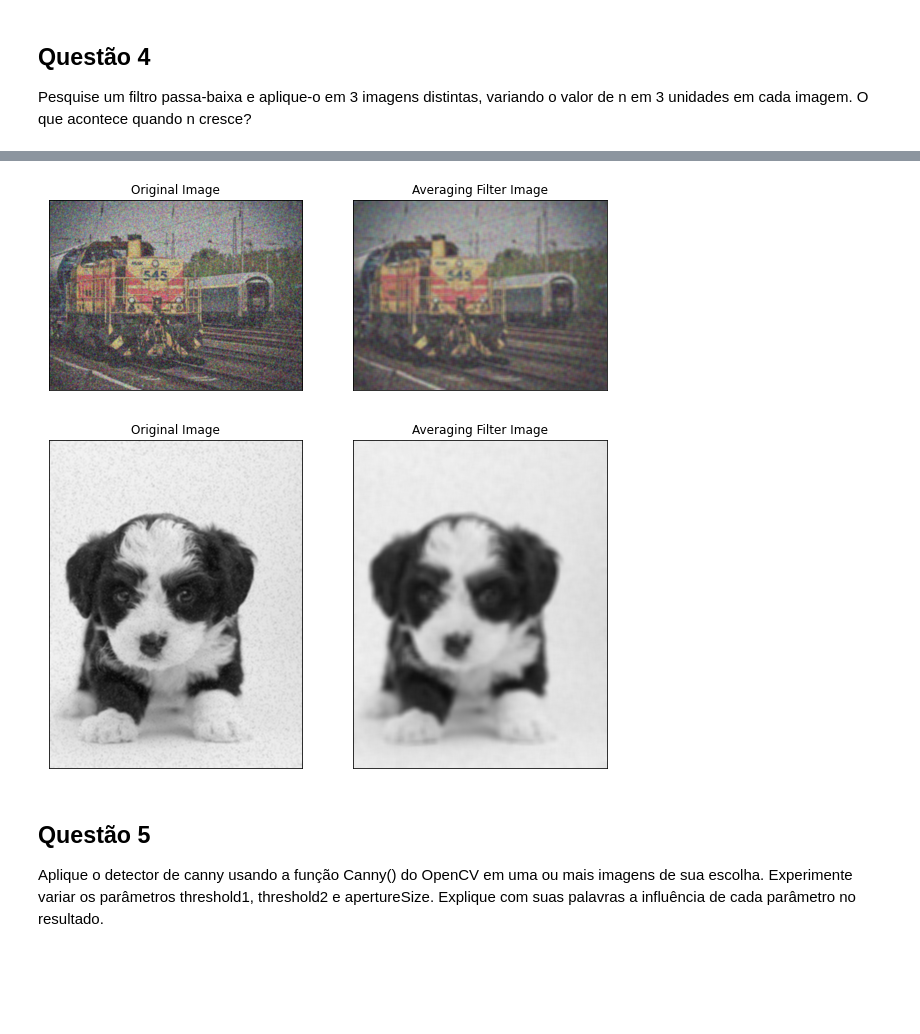
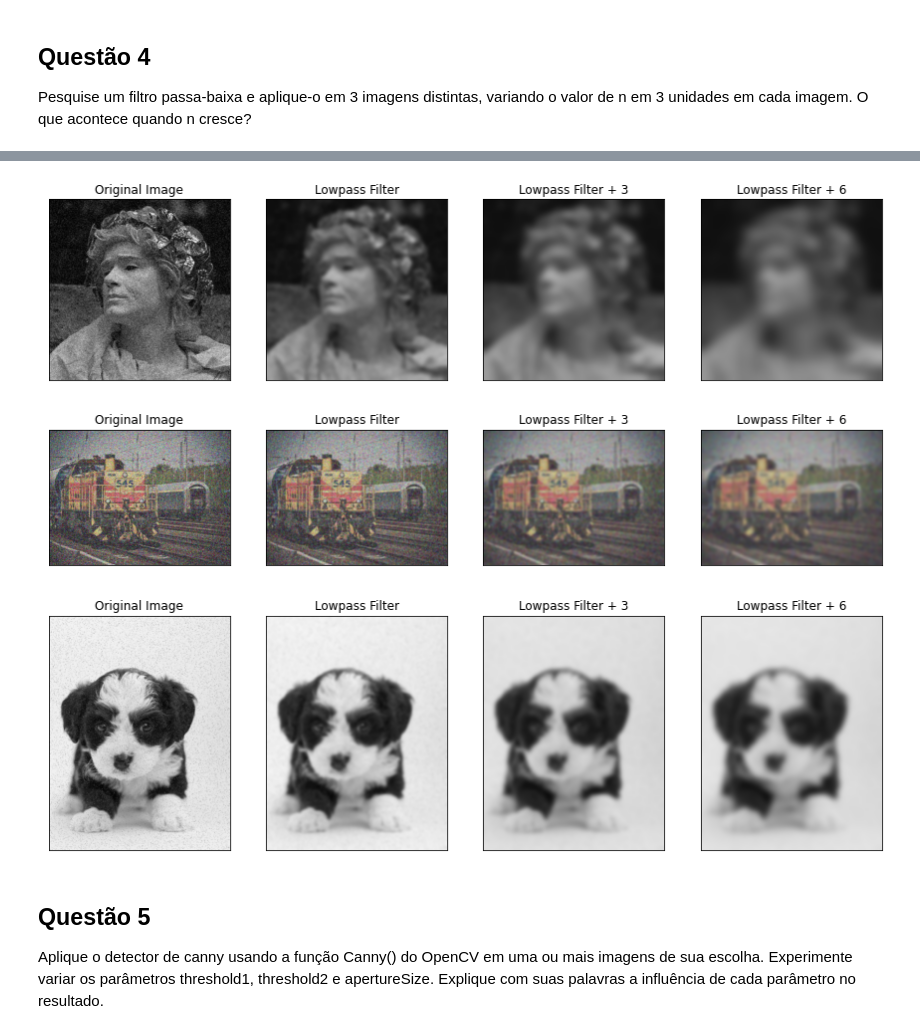
Before and after one commit to audreyemmely/computer-vision, a Jupyter notebook: visaocomp_lista1.ipynb, the cells around one changed output, grey strips where cells are left out. Drawn from its saved outputs; the diff is of its cells as text; code cells hidden in the pictures; blank space fills up the shorter version.

```diff
--- a/visaocomp_lista1.ipynb
+++ b/visaocomp_lista1.ipynb
@@ -246,21 +241,54 @@ plt.show()
-# %%
-figure, axarr = plt.subplots(nrows=1,ncols=2,figsize=(10, 10))
-axarr[0].imshow(im3)
-axarr[1].imshow(im4)
-plt.sca(axarr[0]); plt.imshow(im3); plt.title('Original Image'); plt.xticks([]); plt.yticks([])
-plt.sca(axarr[1]); plt.imshow(im4); plt.title('Averaging Filter Image'); plt.xticks([]); plt.yticks([])
-plt.show()
-# %% [output]
-[figure, removed]
-# %%
-figure, axarr = plt.subplots(nrows=1,ncols=2,figsize=(10, 10))
-axarr[0].imshow(im5)
-axarr[1].imshow(im6)
-plt.sca(axarr[0]); plt.imshow(im5); plt.title('Original Image'); plt.xticks([]); plt.yticks([])
-plt.sca(axarr[1]); plt.imshow(im6); plt.title('Averaging Filter Image'); plt.xticks([]); plt.yticks([])
-plt.show()
-# %% [output]
-[figure, removed]
+# %%
+def lowpass(image, sigma, size=(0,0)):
+    return cv2.GaussianBlur(image, size, sigma)
+
+dst10 = lowpass(img1, 3)
+dst11 = lowpass(img1, 6)
+dst12 = lowpass(img1, 9)
+
+dst13 = lowpass(img2, 2)
+dst14 = lowpass(img2, 5)
+dst15 = lowpass(img2, 8)
+
+dst16 = lowpass(img3, 4)
+dst17 = lowpass(img3, 7)
+dst18 = lowpass(img3, 10)
+# %%
+figure10, axarr10 = plt.subplots(nrows=1,ncols=4,figsize=(15, 15))
+axarr10[0].imshow(img1)
+axarr10[1].imshow(dst10)
+axarr10[2].imshow(dst11)
+axarr10[3].imshow(dst12)
+plt.sca(axarr10[0]); plt.imshow(img1); plt.title('Original Image'); plt.xticks([]); plt.yticks([])
+plt.sca(axarr10[1]); plt.imshow(dst10); plt.title('Lowpass Filter'); plt.xticks([]); plt.yticks([])
+plt.sca(axarr10[2]); plt.imshow(dst11); plt.title('Lowpass Filter + 3'); plt.xticks([]); plt.yticks([])
+plt.sca(axarr10[3]); plt.imshow(dst12); plt.title('Lowpass Filter + 6'); plt.xticks([]); plt.yticks([])
+
+figure11, axarr11 = plt.subplots(nrows=1,ncols=4,figsize=(15, 15))
+axarr11[0].imshow(img2)
+axarr11[1].imshow(dst13)
+axarr11[2].imshow(dst14)
+axarr11[3].imshow(dst15)
+plt.sca(axarr11[0]); plt.imshow(img2); plt.title('Original Image'); plt.xticks([]); plt.yticks([])
+plt.sca(axarr11[1]); plt.imshow(dst13); plt.title('Lowpass Filter'); plt.xticks([]); plt.yticks([])
+plt.sca(axarr11[2]); plt.imshow(dst14); plt.title('Lowpass Filter + 3'); plt.xticks([]); plt.yticks([])
+plt.sca(axarr11[3]); plt.imshow(dst15); plt.title('Lowpass Filter + 6'); plt.xticks([]); plt.yticks([])
+
+figure12, axarr12 = plt.subplots(nrows=1,ncols=4,figsize=(15, 15))
+axarr12[0].imshow(img3)
+axarr12[1].imshow(dst16)
+axarr12[2].imshow(dst17)
+axarr12[3].imshow(dst18)
+plt.sca(axarr12[0]); plt.imshow(img3); plt.title('Original Image'); plt.xticks([]); plt.yticks([])
+plt.sca(axarr12[1]); plt.imshow(dst16); plt.title('Lowpass Filter'); plt.xticks([]); plt.yticks([])
+plt.sca(axarr12[2]); plt.imshow(dst17); plt.title('Lowpass Filter + 3'); plt.xticks([]); plt.yticks([])
+plt.sca(axarr12[3]); plt.imshow(dst18); plt.title('Lowpass Filter + 6'); plt.xticks([]); plt.yticks([])
+
+plt.show()
+# %% [output]
+[figure, added]
+[figure, added]
+[figure, added]
 # %% [markdown]
 ## Questão 5
 
```
Also changed, not shown: parts of 24 cells of this notebook.
